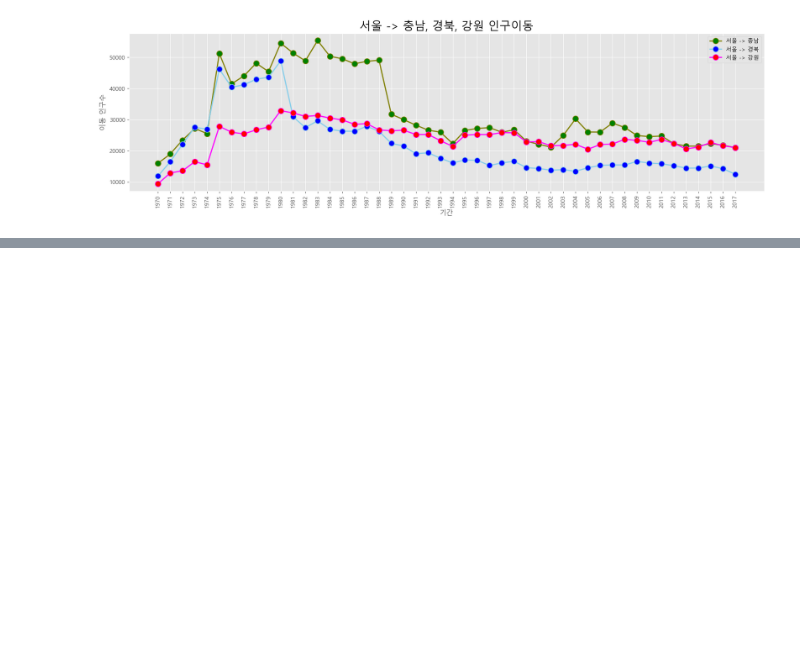
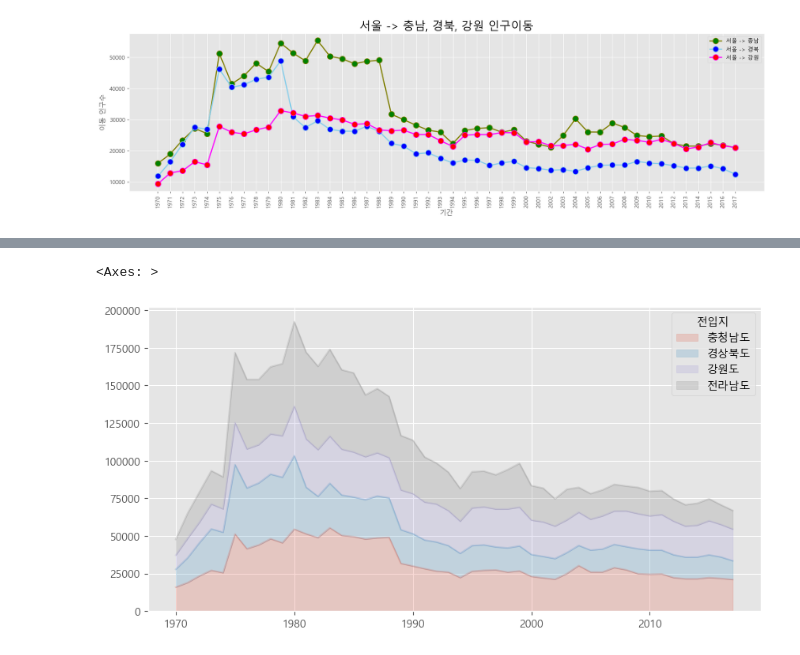
Before and after one commit to smparkkr00/15-ai-data-analyze, a Jupyter notebook: 4_시각화도구/4-1_matplotlib.ipynb, the cells around one changed output, grey strips where cells are left out. Drawn from its saved outputs; the diff is of its cells as text; code cells hidden in the pictures; blank space fills up the shorter version.

```diff
--- a/4_시각화도구/4-1_matplotlib.ipynb
+++ b/4_시각화도구/4-1_matplotlib.ipynb
@@ -380,0 +406,7 @@ plt.show()
+# %%
+plt.style.use('ggplot')
+
+df_4.plot(kind='area', stacked= True, alpha = 0.2, figsize=(10,5))
+# %% [output]
+<Axes: >
+[figure, added]
```
Also changed, not shown: parts of 23 cells of this notebook, 6 other files.
